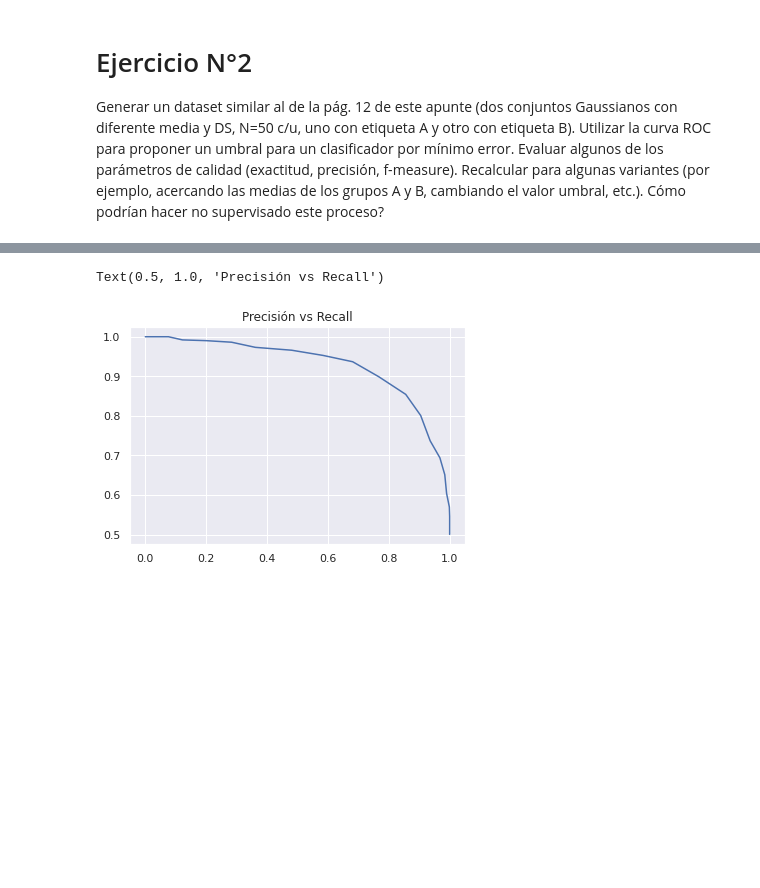
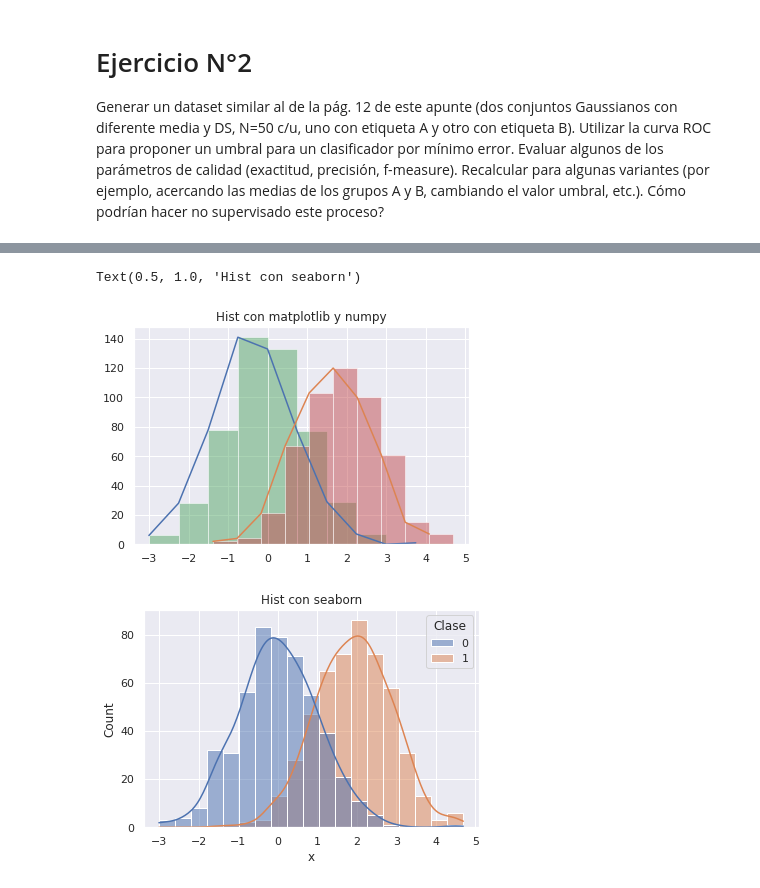
Before and after one commit to DarkMagicianK/Aprendizaje_de_Maquina2022, a Jupyter notebook: Tp2/Tp2_ejercicio2.ipynb, the cells around one changed output, grey strips where cells are left out. Saved outputs shown, nothing was run; the diff lists cells and outputs as text; code cells hidden in the pictures; blank space fills up the shorter version.

```diff
--- a/Tp2/Tp2_ejercicio2.ipynb
+++ b/Tp2/Tp2_ejercicio2.ipynb
@@ -64,23 +8,0 @@ Text(0.5, 1.0, 'Clase B')
-# %%
-# Clasificación e indicadores
-T_vec = np.linspace(Datos.min(), Datos.max(),30);
-Precision = np.zeros(T_vec.shape);
-Sensibilidad = np.zeros(T_vec.shape);
-
-for i in range(T_vec.size):
-    T = T_vec[i];
-    Predicciones = clasificador(Datos,T);
-    # Indicadores
-    pys = indicadores(Clases,Predicciones,N); # N es  ant. total casos correctos (suma de condiciones positivas)
-    Precision[i] = pys[0];
-    Sensibilidad[i] = pys[1];
-
-plt.plot(Sensibilidad,Precision);
-plt.title('Precisión vs Recall')
-
-
-#%%
-#sns.pairplot(data_covid,diag_kind="kde")
-# %% [output]
-Text(0.5, 1.0, 'Precisión vs Recall')
-[figure, removed]
@@ -86,0 +73,29 @@ Text(0.5, 1.0, 'Precisión vs Recall')
+# %%
+#@title Generación de daset sintético de dos clases
+
+N = 1000; # Cantidad de datos
+PamA = [0, 1] # media y desvio estandar
+PamB = [2, 1] # media y desvio estandar
+datasetA,datasetB = dataset_newage(PamA,PamB,N)
+dataset = pd.concat([datasetA,datasetB], ignore_index=True)
+
+# Graficando histogramas
+# old school
+_,ax = plt.subplots(1,1)
+countA,xA = np.histogram(datasetA['x']);
+countB,xB = np.histogram(datasetB['x']);
+ax.plot(xA[0:len(xA)-1],countA);
+ax.plot(xB[0:len(xB)-1],countB);
+
+plt.hist(datasetA['x'],alpha=0.5)
+plt.hist(datasetB['x'],alpha=0.5)
+ax.set_title('Hist con matplotlib y numpy')
+
+# new school
+_,ax1 = plt.subplots(1,1)
+sns.histplot(data=dataset, x='x', hue='Clase', alpha = .5, kde=True, ax=ax1)
+ax1.set_title('Hist con seaborn')
+# %% [output]
+Text(0.5, 1.0, 'Hist con seaborn')
+[figure, added]
+[figure, added]
```
Also changed, not shown: parts of 4 cells of this notebook.
